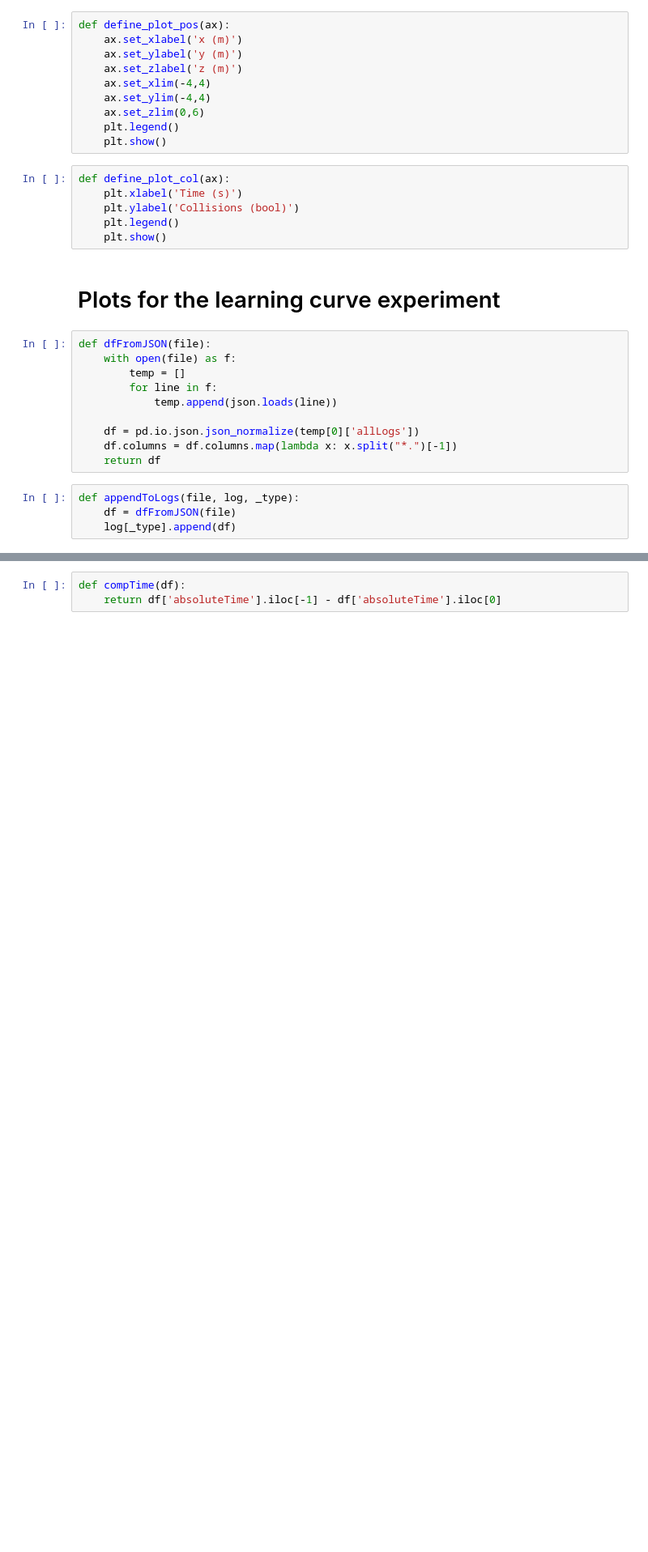
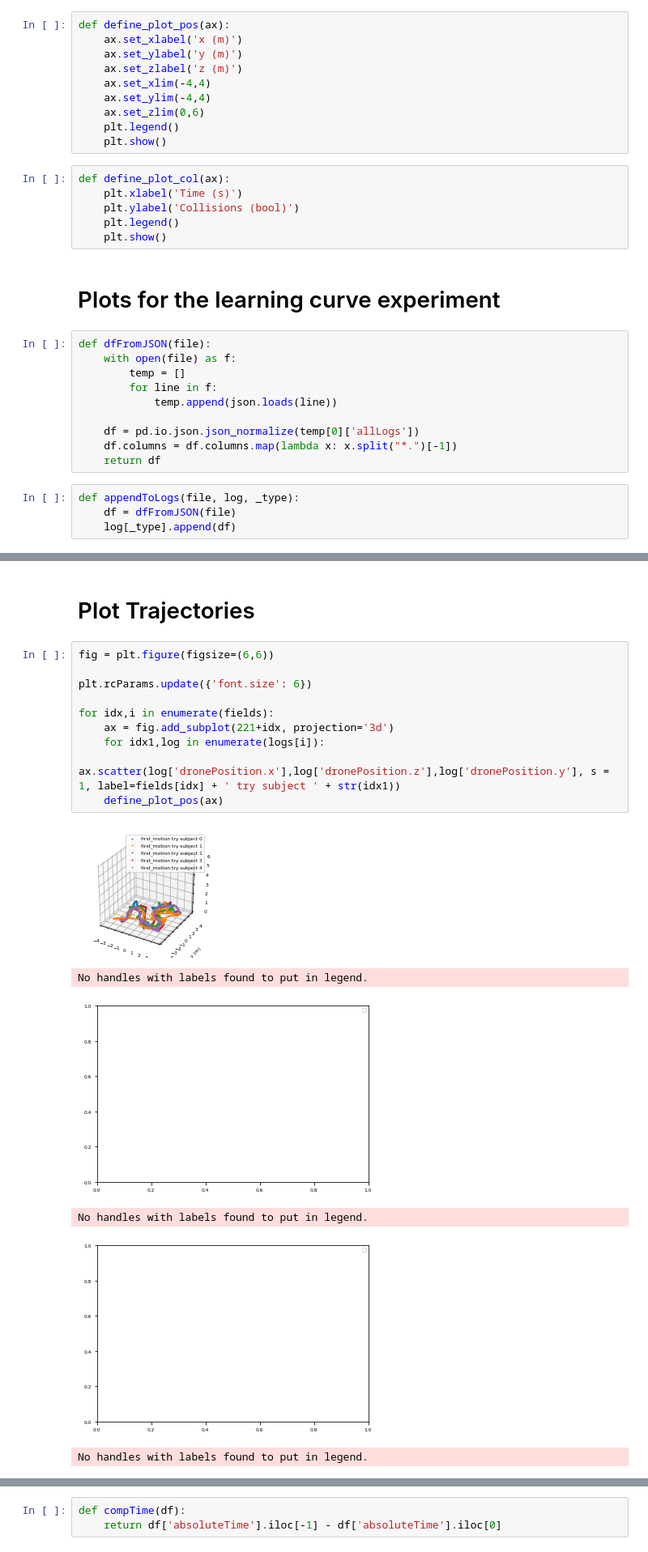
Before and after one commit to medioman22/Bidirectional_Interface, a Jupyter notebook: data_analysis/data_analysis_new.ipynb, the cells around one changed output, grey strips where cells are left out. Shown at 81% size. Cells and saved outputs as stored; diff of their text form; blank space fills up the shorter version.

```diff
--- a/data_analysis/data_analysis_new.ipynb
+++ b/data_analysis/data_analysis_new.ipynb
@@ -43,0 +163,19 @@ def appendToLogs(file, log, _type):
+# %% [markdown]
+# Plot Trajectories
+# %%
+fig = plt.figure(figsize=(6,6))
+
+plt.rcParams.update({'font.size': 6})
+
+for idx,i in enumerate(fields):
+    ax = fig.add_subplot(221+idx, projection='3d')
+    for idx1,log in enumerate(logs[i]):
+        ax.scatter(log['dronePosition.x'],log['dronePosition.z'],log['dronePosition.y'], s = 1, label=fields[idx] + ' try subject ' + str(idx1))
+    define_plot_pos(ax)
+# %% [output]
+[figure, added]
+No handles with labels found to put in legend.
+[figure, added]
+No handles with labels found to put in legend.
+[figure, added]
+No handles with labels found to put in legend.
```
Also changed, not shown: parts of 33 cells of this notebook.
